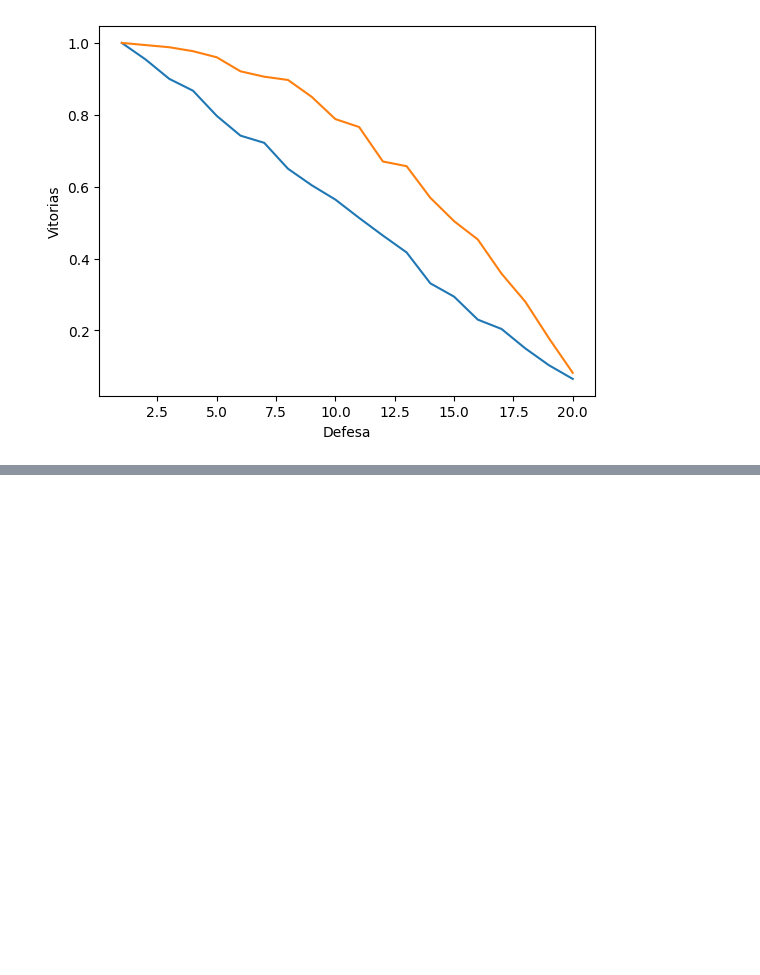
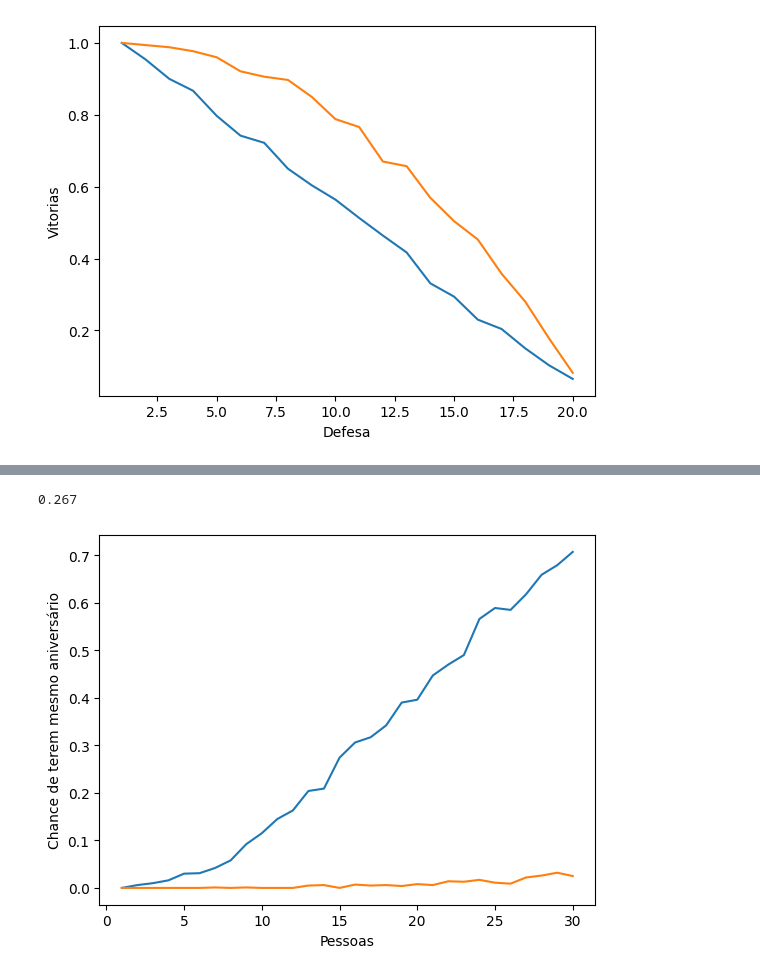
Before and after one commit to breno-cn/ms-lista-1, a Jupyter notebook: main.ipynb, the cells around one changed output, grey strips where cells are left out. Cells and saved outputs as stored; diff of their text form; code cells hidden in the pictures; blank space fills up the shorter version.

```diff
--- a/main.ipynb
+++ b/main.ipynb
@@ -121 +121,71 @@ monte_carlo()
+# %%
+# 4)
+
+import numpy as np
+import matplotlib.pyplot as plt
+
+def both_male() -> bool:
+    first = np.random.choice(['M', 'F'])
+    if first == 'F':
+        return False
+
+    second = np.random.choice(['M', 'F'])
+    if second == 'M':
+        return True
+
+    return False
+
+def monte_carlo() -> float:
+    times = 1_000
+    acc = 0
+
+    for i in range(1, times + 1):
+        if both_male():
+            acc += 1
+
+    return acc / times
+
+print(monte_carlo())
+# %% [output]
+0.267
+# %%
+# 5)
+
+import numpy as np
+import matplotlib.pyplot as plt
+
+def birthday_paradox(n: int, same_birthday: int) -> bool:
+    coincidences = [0 for _ in range(366)]
+    birthdays = [np.random.randint(1, 366) for _ in range(n)]
+
+    for birthday in birthdays:
+        occurrences = coincidences[birthday]
+        coincidences[birthday] = occurrences + 1
+
+        if coincidences[birthday] == same_birthday:
+            return True
+
+    return False
+
+def monte_carlo(same_birthday: int):
+    times = 1_000
+    x = []
+    y = []
+
+    for n in range(1, 31):
+        acc = 0
+        for i in range(1, times + 1):
+            if birthday_paradox(n, same_birthday):
+                acc += 1
+        x.append(n)
+        y.append(acc / times)
+
+    plt.xlabel('Pessoas')
+    plt.ylabel('Chance de terem mesmo aniversário')
+    plt.plot(x, y)
+
+monte_carlo(2)
+monte_carlo(3)
+# %% [output]
+[figure, added]
 # %%
```
Also changed, not shown: parts of 2 cells of this notebook.
